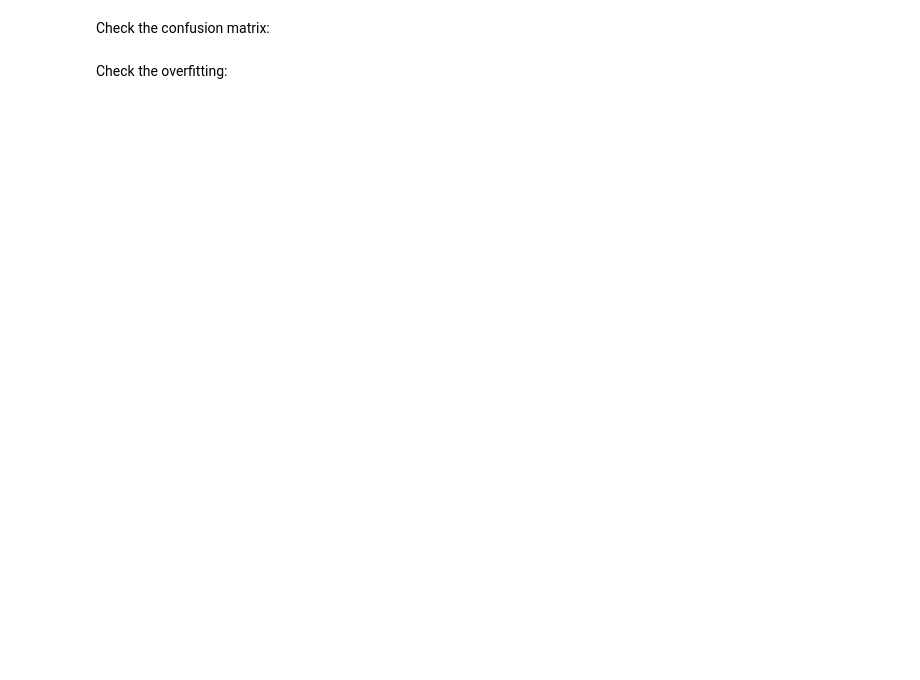
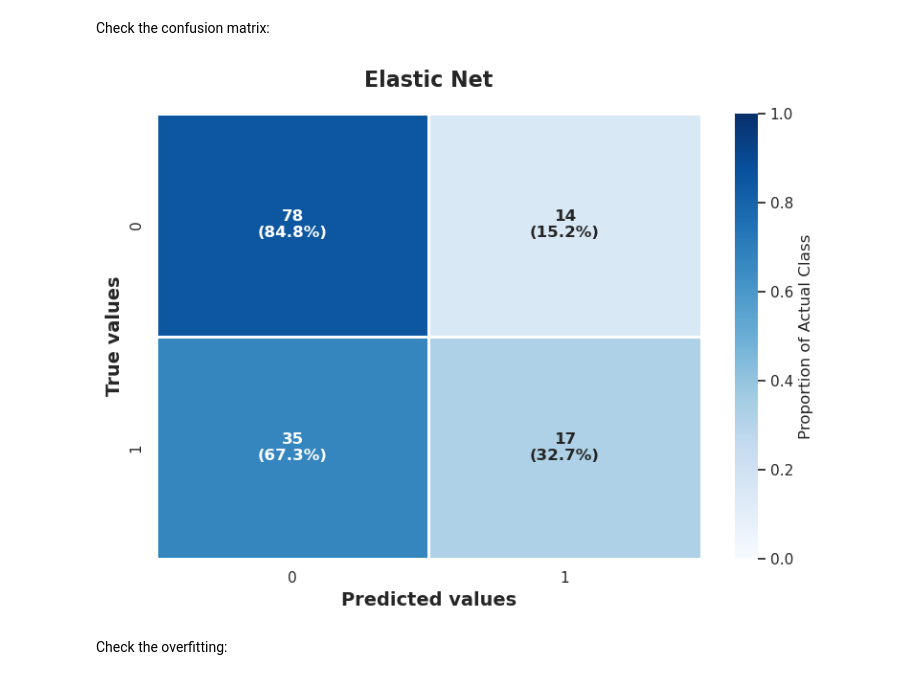
Before and after one commit to MiguelGomGar/TFM, a Jupyter notebook: notebooks/clinical_models_testing.ipynb, the cells around one changed output. Drawn from its saved outputs; the diff is of its cells as text; code cells hidden in the pictures; blank space fills up the shorter version.

Commit message:
results generated

```diff
--- a/notebooks/clinical_models_testing.ipynb
+++ b/notebooks/clinical_models_testing.ipynb
@@ -22,8 +25,8 @@ if str(root_path) not in sys.path:
     sys.path.append(str(root_path))
 
 # Create file paths
-file_path = root_path / 'data' / 'clean' / 'HATCH_clinical_data.parquet'
-results_path = root_path / 'results' / 'models' / 'hatch_score_data'
+file_path = root_path / 'data' / 'clean' / 'clinical_data.parquet'
+results_path = root_path / 'results' / 'models' / 'whole_data'
 # %% [markdown]
 Load libraries:
 # %%
@@ -174,10 +214,12 @@ Check the confusion matrix:
 # %%
 # Compute predictions for the test set
 y_pred_EN = optimized_EN.predict(X_test)
 
 # Display confusion matrix
-plot_cm(y_true=y_test, y_pred=y_pred_EN,
-        title="Elastic Net - Test Set")
+plot_confusion_matrix(y_true=y_test, y_pred=y_pred_EN,
+        title="Elastic Net", output_dir=results_path, file_prefix="EN")
+# %% [output]
+[figure, added]
 # %% [markdown]
 Check the overfitting:
 # %%
```
Also changed, not shown: parts of 24 cells of this notebook, 53 other files.
